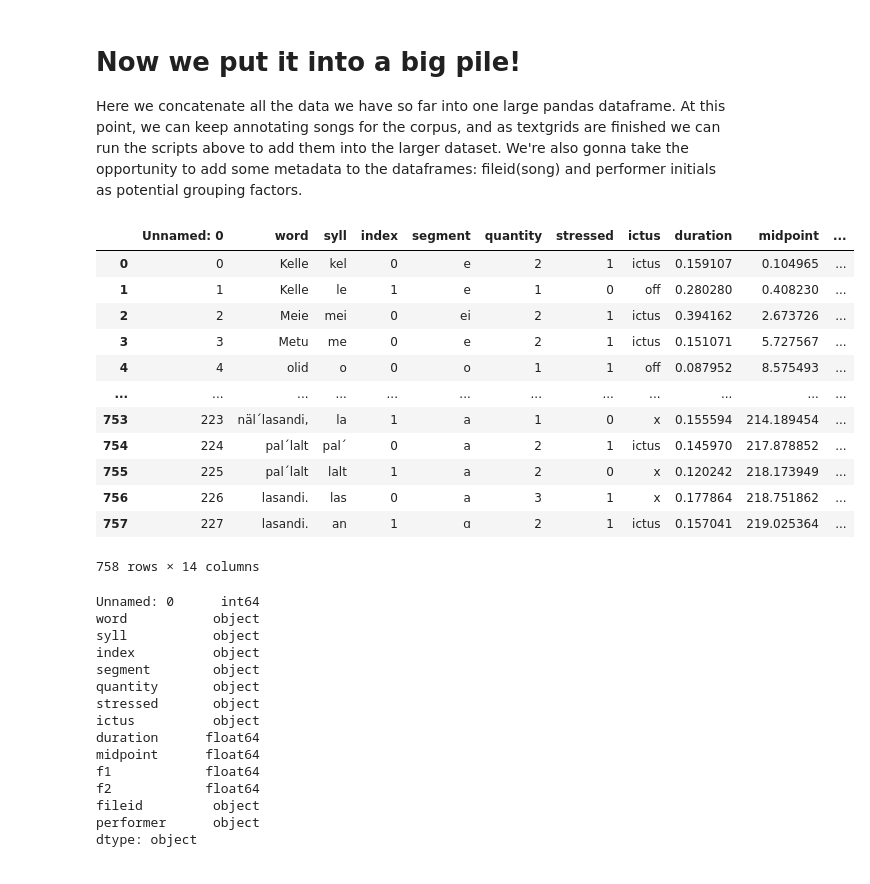
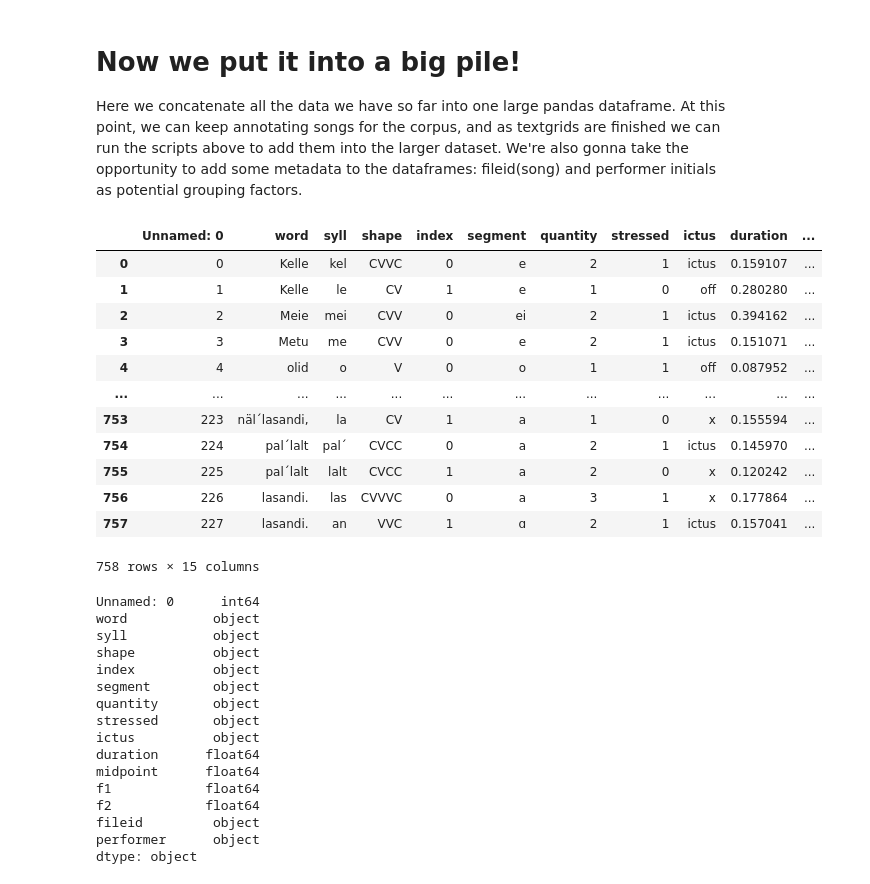
Before and after one commit to sally-ran-some/eesti_regilaul, a Jupyter notebook: corpora_class_final.ipynb, the cells around one changed output. Saved outputs shown, nothing was run; the diff lists cells and outputs as text; code cells hidden in the pictures.

Commit message:
coded for syllable shape

```diff
--- a/corpora_class_final.ipynb
+++ b/corpora_class_final.ipynb
@@ -154,57 +213,59 @@ Here we concatenate all the data we have so far into one large pandas dataframe.
 import os
 import pandas as pd
 import statsmodels.formula.api as smf
-folder = "nonos"
+folder = "shapes"
 meta =  pd.read_csv("songs/song_metadata.csv")
 
 
 songs_dfs = []
 for fn in os.listdir(folder):
     if '.csv' not in fn: continue
     whole_name = os.path.join(folder,fn)
     song_df = pd.read_csv(whole_name)
     fileid1 = fn.strip('_nono.csv')
     fileid = int(fileid1)
     row = meta.index[meta['track'] == fileid].tolist()
     if len(row) !=0 :
         performer = meta.performer[row[0]]
     else: performer = "couldn't get match"
     for index in song_df:
         song_df['fileid'] = fileid
         song_df['performer'] = performer
 
 
     songs_dfs.append(song_df)
 
 big_frame = pd.concat(songs_dfs, ignore_index=True)
 big_frame.describe()
 
 # big_frame
 #clean_frame = pd.DataFrame(big_frame[['quantity','stress','segment','seg_duration','ictus','euc','fileid','performer']])
 #clean_frame.head()
 
 big_frame
 # %% [output]
-|  | Unnamed: 0 | word | syll | index | segment | quantity | stressed | ictus | duration | midpoint | ... |
-| 0 | 0 | Kelle | kel | 0 | e | 2 | 1 | ictus | 0.159107 | 0.104965 | ... |
-| 1 | 1 | Kelle | le | 1 | e | 1 | 0 | off | 0.280280 | 0.408230 | ... |
-| 2 | 2 | Meie | mei | 0 | ei | 2 | 1 | ictus | 0.394162 | 2.673726 | ... |
-| 3 | 3 | Metu | me | 0 | e | 2 | 1 | ictus | 0.151071 | 5.727567 | ... |
-| 4 | 4 | olid | o | 0 | o | 1 | 1 | off | 0.087952 | 8.575493 | ... |
+|  | Unnamed: 0 | word | syll | shape | index | segment | quantity | stressed | ictus | duration | ... |
+| 0 | 0 | Kelle | kel | CVVC | 0 | e | 2 | 1 | ictus | 0.159107 | ... |
+| 1 | 1 | Kelle | le | CV | 1 | e | 1 | 0 | off | 0.280280 | ... |
+| 2 | 2 | Meie | mei | CVV | 0 | ei | 2 | 1 | ictus | 0.394162 | ... |
+| 3 | 3 | Metu | me | CVV | 0 | e | 2 | 1 | ictus | 0.151071 | ... |
+| 4 | 4 | olid | o | V | 0 | o | 1 | 1 | off | 0.087952 | ... |
 | ... | ... | ... | ... | ... | ... | ... | ... | ... | ... | ... | ... |
-| 753 | 223 | näl´lasandi, | la | 1 | a | 1 | 0 | x | 0.155594 | 214.189454 | ... |
-| 754 | 224 | pal´lalt | pal´ | 0 | a | 2 | 1 | ictus | 0.145970 | 217.878852 | ... |
-| 755 | 225 | pal´lalt | lalt | 1 | a | 2 | 0 | x | 0.120242 | 218.173949 | ... |
-| 756 | 226 | lasandi. | las | 0 | a | 3 | 1 | x | 0.177864 | 218.751862 | ... |
-| 757 | 227 | lasandi. | an | 1 | ɑ | 2 | 1 | ictus | 0.157041 | 219.025364 | ... |
+| 753 | 223 | näl´lasandi, | la | CV | 1 | a | 1 | 0 | x | 0.155594 | ... |
+| 754 | 224 | pal´lalt | pal´ | CVCC | 0 | a | 2 | 1 | ictus | 0.145970 | ... |
+| 755 | 225 | pal´lalt | lalt | CVCC | 1 | a | 2 | 0 | x | 0.120242 | ... |
+| 756 | 226 | lasandi. | las | CVVVC | 0 | a | 3 | 1 | x | 0.177864 | ... |
+| 757 | 227 | lasandi. | an | VVC | 1 | ɑ | 2 | 1 | ictus | 0.157041 | ... |
-758 rows × 14 columns
+758 rows × 15 columns
 # %%
 big_frame['index'] = big_frame['index'].astype(object)
 big_frame['quantity'] = big_frame['quantity'].astype(object)
 big_frame['stressed'] = big_frame['stressed'].astype(object)
+big_frame['shape'] = big_frame['shape'].astype(object)
+
 big_frame['fileid'] = big_frame['fileid'].astype(object)
 
-corpus_data = open('nono_all_songs.csv','w')
+corpus_data = open('shapes_all_songs.csv','w')
 big_frame.to_csv(corpus_data)
 corpus_data.close()
 big_frame.dtypes
@@ -212,6 +273,7 @@ big_frame.dtypes
 Unnamed: 0      int64
 word           object
 syll           object
+shape          object
 index          object
 segment        object
 quantity       object
```
Also changed, not shown: parts of 4 cells of this notebook, 24 other files.
